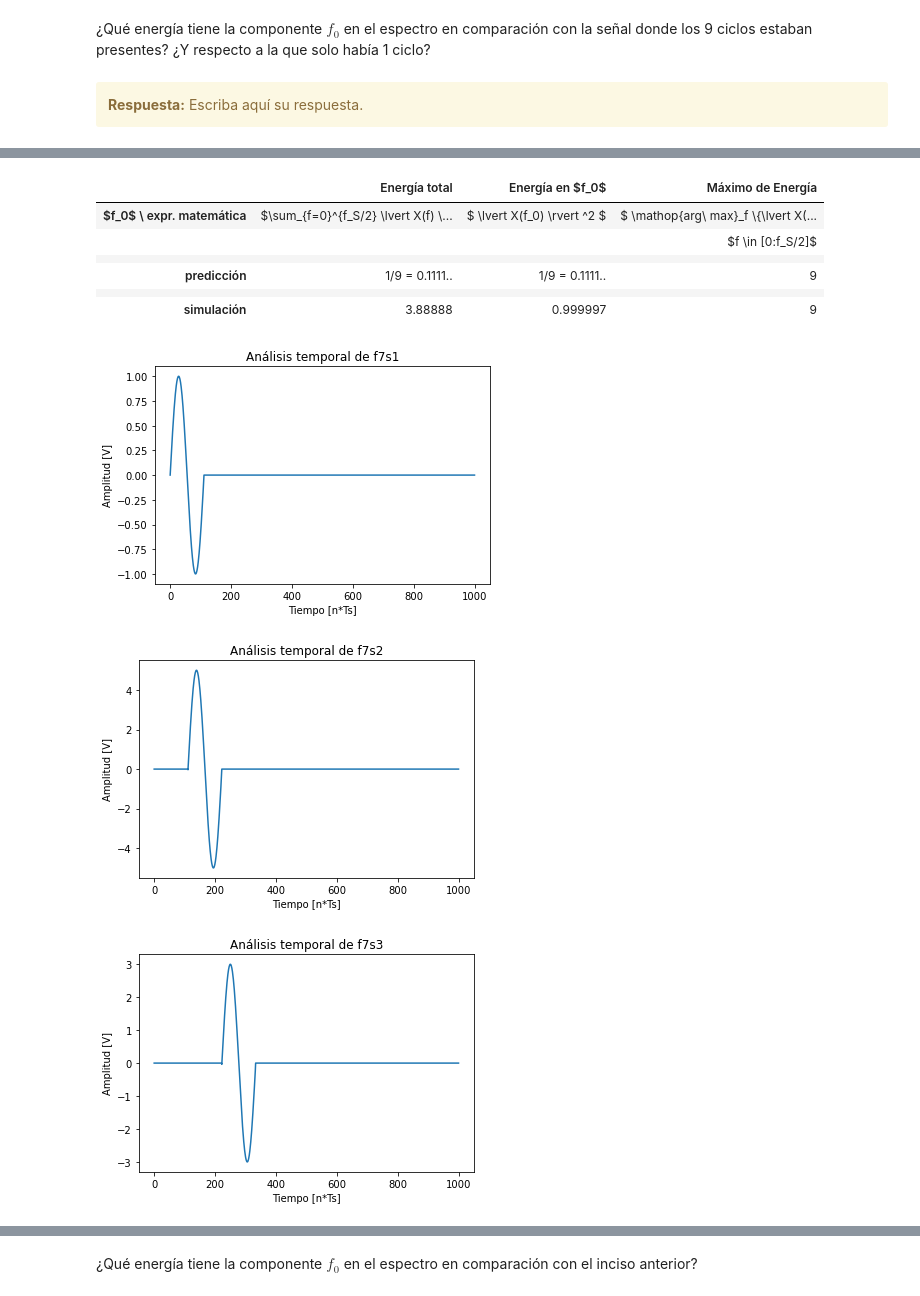
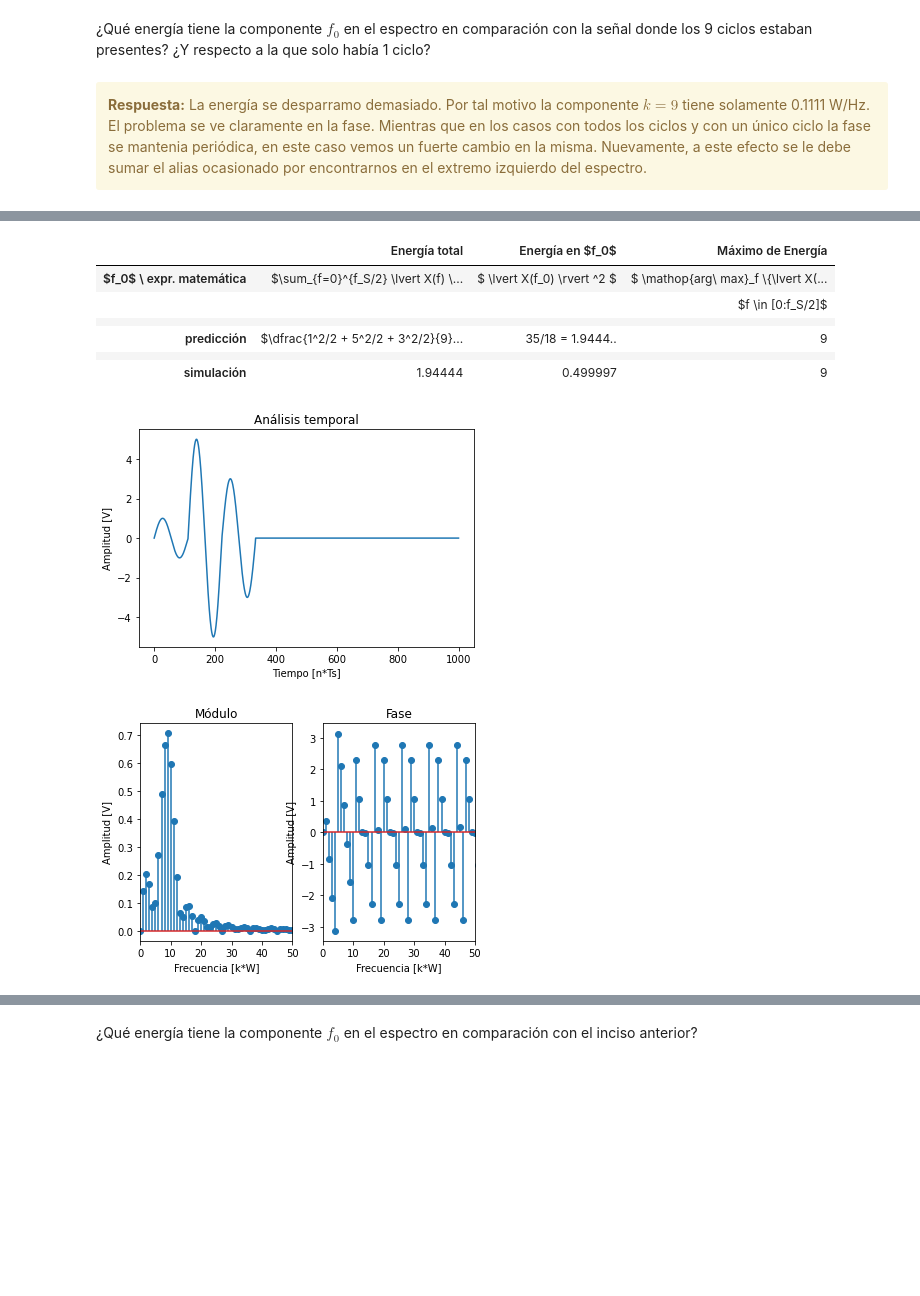
Before and after one commit to lucasliano/PDS_lliano, a Jupyter notebook: TPS/TP1/TP1 - Muestreo de señales - Forurier.ipynb, the cells around one changed output, grey strips where cells are left out. Saved outputs shown, nothing was run; the diff lists cells and outputs as text; code cells hidden in the pictures; blank space fills up the shorter version.

```diff
--- a/TPS/TP1/TP1 - Muestreo de señales - Forurier.ipynb
+++ b/TPS/TP1/TP1 - Muestreo de señales - Forurier.ipynb
@@ -1275,10 +1460,10 @@ HTML(df.to_html())
 [figure]
 # %% [markdown]
 ¿Qué energía tiene la componente $f_0$ en el espectro en comparación con la señal donde los 9 ciclos estaban presentes? ¿Y respecto a la que solo había 1 ciclo?
-# %% [markdown]
-<div class="alert alert-block alert-warning">
-<b>Respuesta:</b> Escriba aquí su respuesta.
-</div>
+# %% [markdown]
+<div class="alert alert-block alert-warning">
+<b>Respuesta:</b> La energía se desparramo demasiado. Por tal motivo la componente $k = 9$ tiene solamente 0.1111 W/Hz. El problema se ve claramente en la fase. Mientras que en los casos con todos los ciclos y con un único ciclo la fase se mantenia periódica, en este caso vemos un fuerte cambio en la misma. Nuevamente, a este efecto se le debe sumar el alias ocasionado por encontrarnos en el extremo izquierdo del espectro.
+</div>
 # %% [markdown]
 <table width="80%" cellpadding="7" cellspacing="0">
 	<col width="50%">
@@ -1306,7 +1491,7 @@ tus_resultados = [ ['$\sum_{f=0}^{f_S/2} \lvert X(f) \rvert ^2$', '$ \lvert X(f_
                    ['',                                     '',                           '$f \in [0:f_S/2]$'],
                    [ '', '','']
                  ]
-tus_resultados.append(['1/9 = 0.1111..', '1/9 = 0.1111..', '9'])
+tus_resultados.append(['$\dfrac{1^2/2 + 5^2/2 + 3^2/2}{9}$ = 1.9444..', '35/18 = 1.9444..', '9'])
 tus_resultados.append([ '', '',''])
 
 W = fs/N
@@ -1316,11 +1501,11 @@ fo7s1 = 9 * W
 A = 1
 t,f7s1 = mySignalGenerator ('sin',(fo7s1, A), fs, N, (0, 0));
 f7s1[int(N/fo7s1):] = 0
-fig, axs = plt.subplots(1)
-axs.plot(f7s1)
-axs.set_xlabel('Tiempo [n*Ts]')
-axs.set_ylabel('Amplitud [V]')
-axs.set_title("Análisis temporal de f7s1")
+#fig, axs = plt.subplots(1)
+#axs.plot(f7s1)
+#axs.set_xlabel('Tiempo [n*Ts]')
+#axs.set_ylabel('Amplitud [V]')
+#axs.set_title("Análisis temporal de f7s1")
 
 # Con amplitud 5
 fo7s2 = 9 * W
@@ -1328,11 +1513,11 @@ A = 5
 t,f7s2 = mySignalGenerator ('sin',(fo7s2, A), fs, N, (0, 0));
 f7s2[int((2*N)/fo7s2):] = 0
 f7s2[:int(N/fo7s2)] = 0
-fig, axs = plt.subplots(1)
-axs.plot(f7s2)
-axs.set_xlabel('Tiempo [n*Ts]')
-axs.set_ylabel('Amplitud [V]')
-axs.set_title("Análisis temporal de f7s2")
+#fig, axs = plt.subplots(1)
+#axs.plot(f7s2)
+#axs.set_xlabel('Tiempo [n*Ts]')
+#axs.set_ylabel('Amplitud [V]')
+#axs.set_title("Análisis temporal de f7s2")
 
 # Con amplitud 3
 fo7s3 = 9 * W
@@ -1340,17 +1525,17 @@ A = 3
 t,f7s3 = mySignalGenerator ('sin',(fo7s3, A), fs, N, (0, 0));
 f7s3[int((3*N)/fo7s3):] = 0
 f7s3[:int((2*N)/fo7s3)] = 0
-fig, axs = plt.subplots(1)
-axs.plot(f7s3)
-axs.set_xlabel('Tiempo [n*Ts]')
-axs.set_ylabel('Amplitud [V]')
-axs.set_title("Análisis temporal de f7s3")
+#fig, axs = plt.subplots(1)
+#axs.plot(f7s3)
+#axs.set_xlabel('Tiempo [n*Ts]')
+#axs.set_ylabel('Amplitud [V]')
+#axs.set_title("Análisis temporal de f7s3")
 
 # Genero la señal importante
 f7 = f7s1 + f7s2 + f7s3
 
 
-k, Fk, kk, Fkk = mi_analizador(f7, N, W);
+k, Fk, kk, Fkk = mi_analizador(f7, N, W, escala = 'p'); # Nota: Esto devuelve la señal ya cumpliendo potencia unitaria.
 
 fig, axs = plt.subplots(1)
 
@@ -1369,37 +1554,36 @@ axs[0].set_ylabel('Amplitud [V]')
 axs[0].set_title("Módulo")
 
 axs[1].stem(kk* W, np.angle(Fkk), use_line_collection = True)
 axs[1].set_xlabel('Frecuencia [k*W]')
 axs[1].set_xlim(0,50)
 axs[1].set_ylabel('Amplitud [V]')
 axs[1].set_title("Fase")
 
-tus_resultados.append([ (np.sum(np.abs(Fkk)**2)     ),
-                        (np.abs(Fkk[int(fo)])       ),
+tus_resultados.append([ (np.sum(np.abs(Fkk)**2)    ),
+                        (np.abs(Fkk[int(fo)])**2    ),
                         (np.argmax(np.abs(Fkk)**2)  )
                       ])
 
 
 
 
 df = DataFrame(tus_resultados, columns=['Energía total', 'Energía en $f_0$', 'Máximo de Energía'],
                index=['$f_0$ \ expr. matemática',
                       '',
                       '',
                       'predicción',
                       '',
                       'simulación'])
 
 
 HTML(df.to_html())
 # %% [output]
 |  | Energía total | Energía en $f_0$ | Máximo de Energía |
 | $f_0$ \ expr. matemática | $\sum_{f=0}^{f_S/2} \lvert X(f) \... | $ \lvert X(f_0) \rvert ^2 $ | $ \mathop{arg\ max}_f \{\lvert X(... |
 |  |  |  | $f \in [0:f_S/2]$ |
 |  |  |  |  |
-| predicción | 1/9 = 0.1111.. | 1/9 = 0.1111.. | 9 |
+| predicción | $\dfrac{1^2/2 + 5^2/2 + 3^2/2}{9}... | 35/18 = 1.9444.. | 9 |
 |  |  |  |  |
-| simulación | 3.88888 | 0.999997 | 9 |
+| simulación | 1.94444 | 0.499997 | 9 |
-[figure, old version]
+[figure, new version]
-[figure, old version]
+[figure, new version]
-[figure, removed]
```
Also changed, not shown: parts of 41 cells of this notebook.
